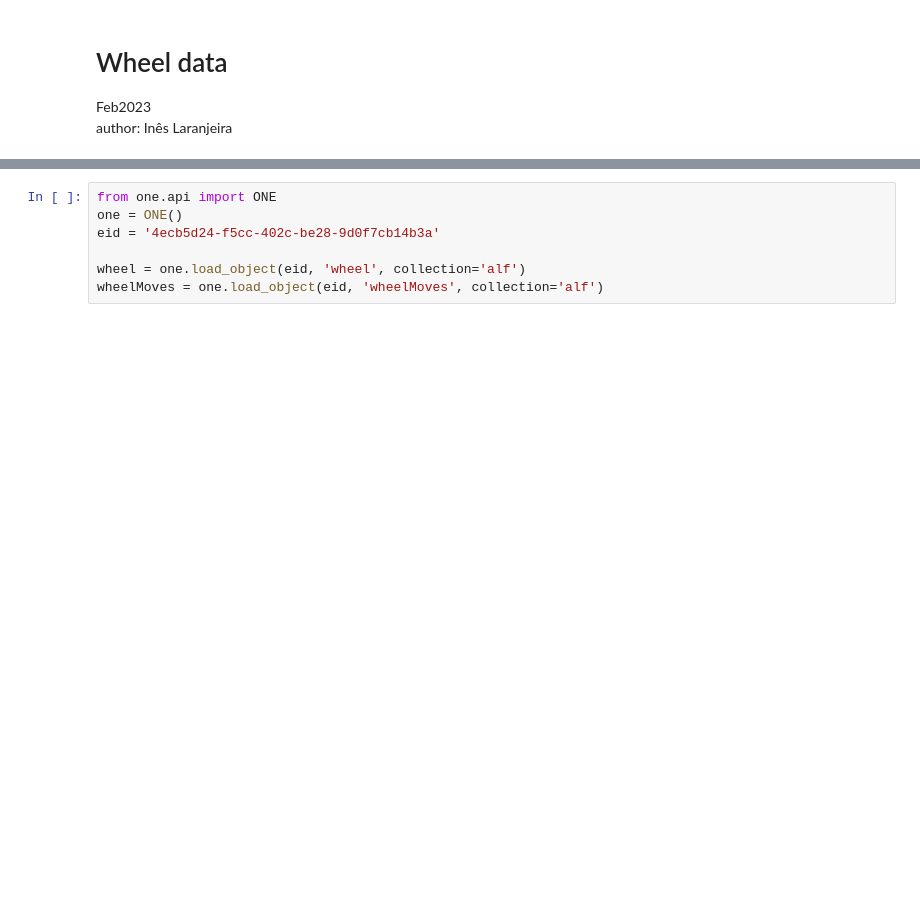
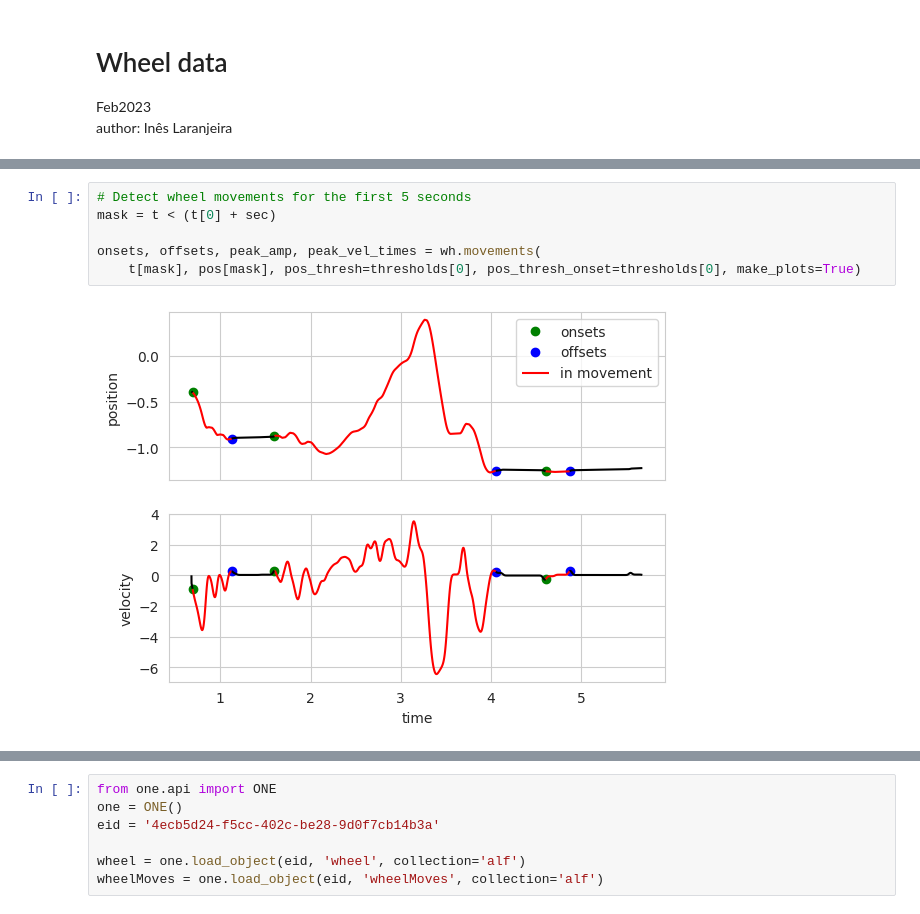
Before and after one commit to ineslaranjeira/representation_learning_variability, a Jupyter notebook: Wheel/wheel_analyses.ipynb, the cells around one changed output, grey strips where cells are left out. Drawn from its saved outputs; the diff is of its cells as text; blank space fills up the shorter version.

```diff
--- a/Wheel/wheel_analyses.ipynb
+++ b/Wheel/wheel_analyses.ipynb
@@ -23,0 +89,8 @@ one = ONE(base_url='https://alyx.internationalbrainlab.org', silent=True)
+# %%
+# Detect wheel movements for the first 5 seconds
+mask = t < (t[0] + sec)
+
+onsets, offsets, peak_amp, peak_vel_times = wh.movements(
+    t[mask], pos[mask], pos_thresh=thresholds[0], pos_thresh_onset=thresholds[0], make_plots=True)
+# %% [output]
+[figure, added]
```
Also changed, not shown: parts of 19 cells of this notebook.
